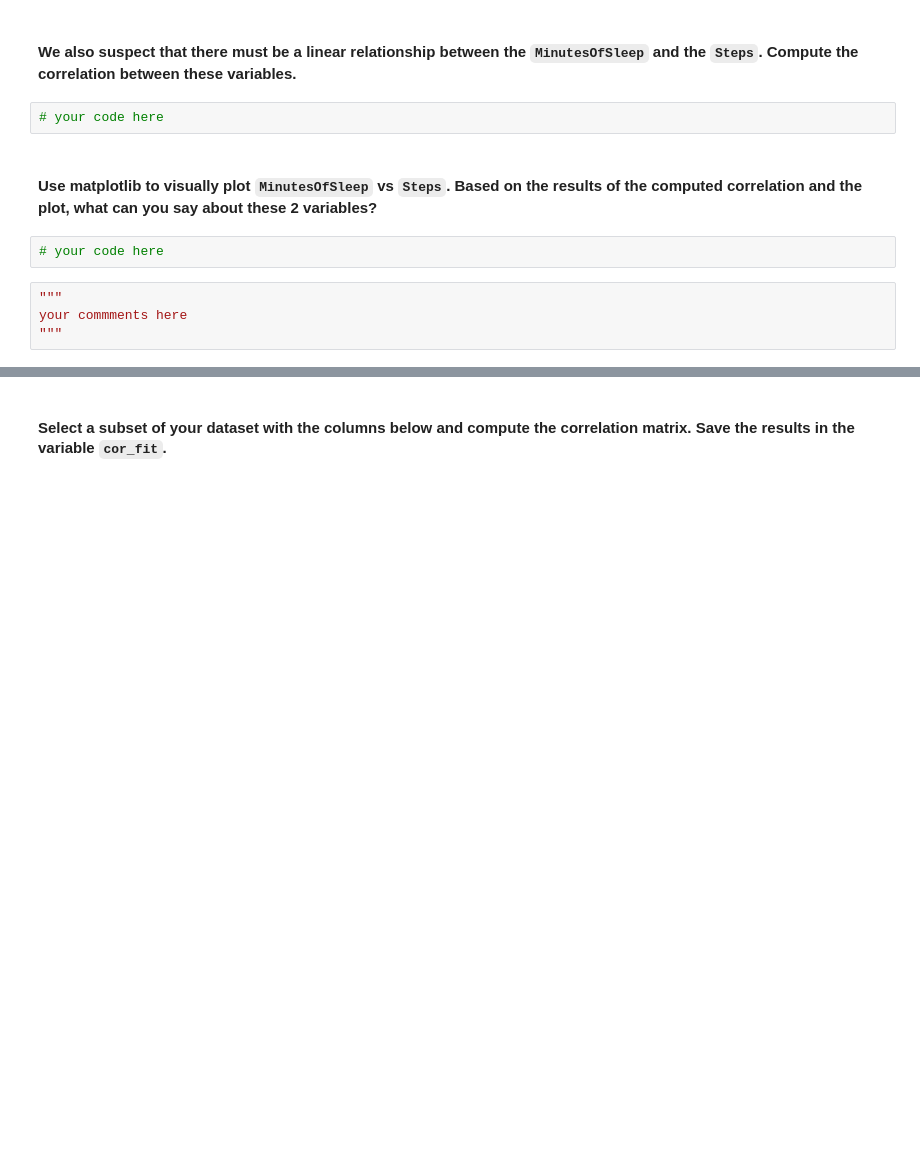
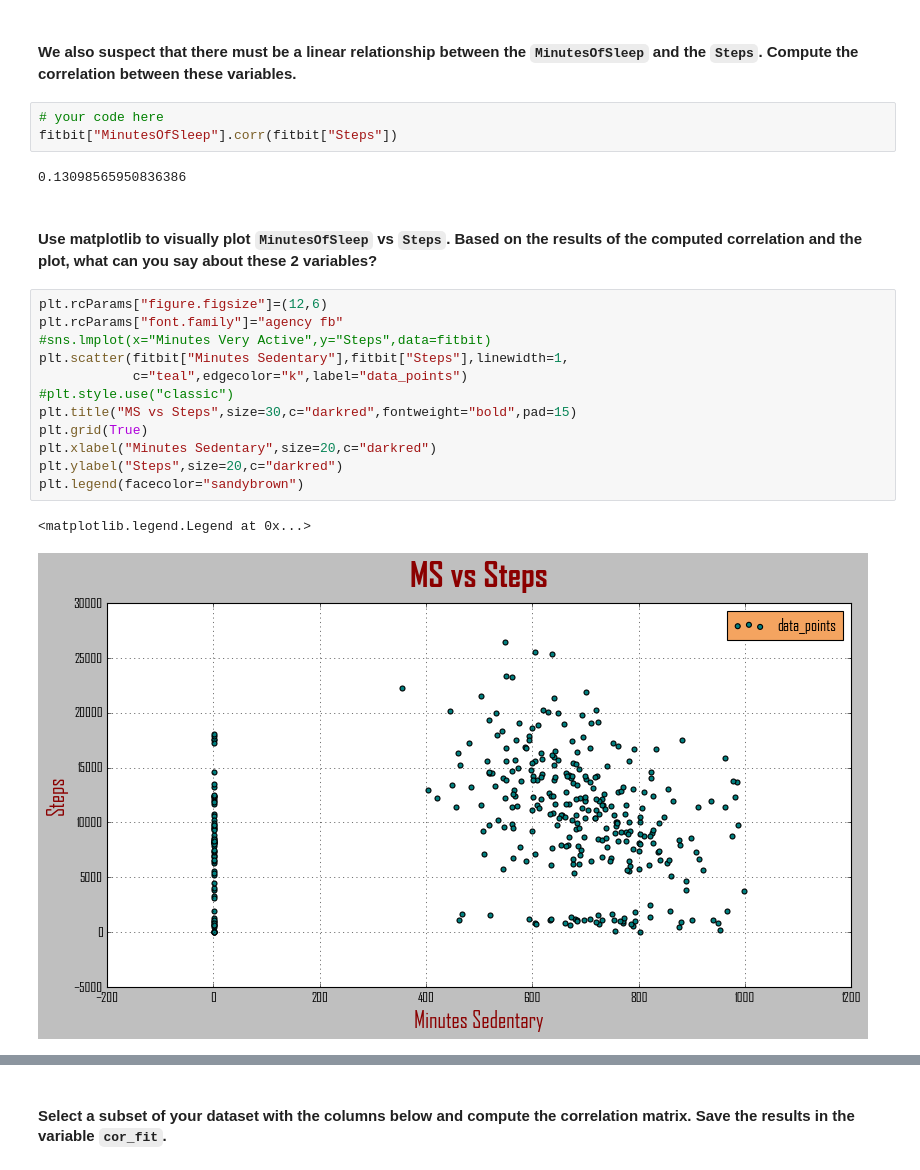
Before and after one commit to paoloironhack/data_analytics062020, a Jupyter notebook: labs/module_2/22_Pivot-Table-Correlation/your_code/main.ipynb, the cells around one changed output, grey strips where cells are left out. Cells and saved outputs as stored; diff of their text form; blank space fills up the shorter version.

```diff
--- a/labs/module_2/22_Pivot-Table-Correlation/your_code/main.ipynb
+++ b/labs/module_2/22_Pivot-Table-Correlation/your_code/main.ipynb
@@ -118,11 +356,23 @@ your commments here
 #### We also suspect that there must be a linear relationship between the `MinutesOfSleep` and the `Steps`. Compute the correlation between these variables.
 # %%
 # your code here
+fitbit["MinutesOfSleep"].corr(fitbit["Steps"])
+# %% [output]
+0.13098565950836386
 # %% [markdown]
 #### Use matplotlib to visually plot `MinutesOfSleep` vs `Steps`. Based on the results of the computed correlation and the plot, what can you say about these 2 variables?
-# %%
-# your code here
-# %%
-"""
-your commments here
-"""
+# %%
+plt.rcParams["figure.figsize"]=(12,6)
+plt.rcParams["font.family"]="agency fb"
+#sns.lmplot(x="Minutes Very Active",y="Steps",data=fitbit)
+plt.scatter(fitbit["Minutes Sedentary"],fitbit["Steps"],linewidth=1,
+            c="teal",edgecolor="k",label="data_points")
+#plt.style.use("classic")
+plt.title("MS vs Steps",size=30,c="darkred",fontweight="bold",pad=15)
+plt.grid(True)
+plt.xlabel("Minutes Sedentary",size=20,c="darkred")
+plt.ylabel("Steps",size=20,c="darkred")
+plt.legend(facecolor="sandybrown")
+# %% [output]
+<matplotlib.legend.Legend at 0x...>
+[figure, added]
```
Also changed, not shown: parts of 54 cells of this notebook.
